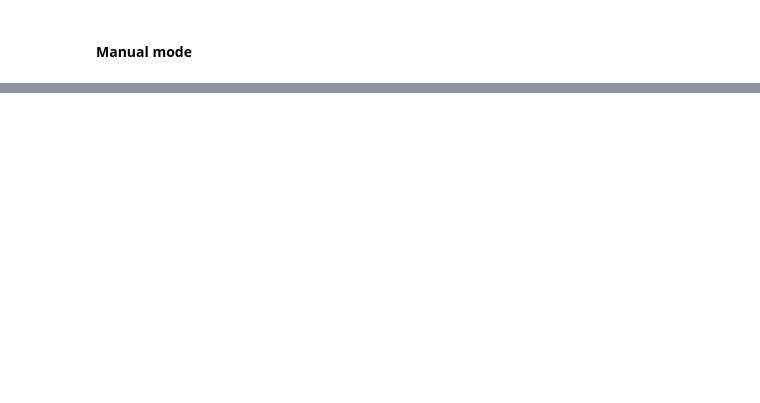
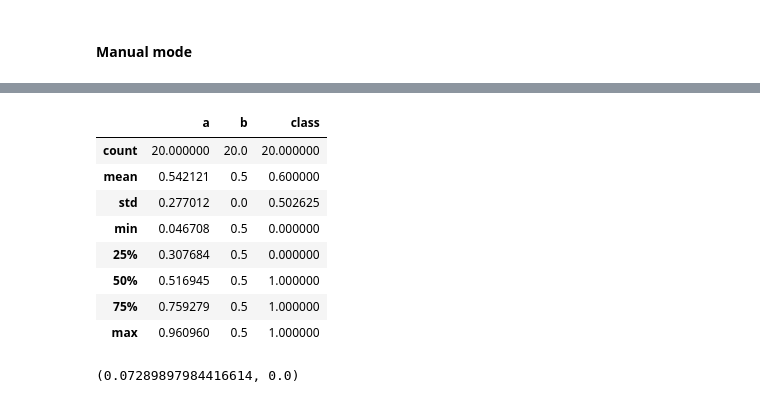
Before and after one commit to Dionmax/BurningMyBrain, a Jupyter notebook: EstatisticaDataScience/RegressionDecisions.ipynb, the cells around one changed output, grey strips where cells are left out. Drawn from its saved outputs; the diff is of its cells as text; code cells hidden in the pictures; blank space fills up the shorter version.

```diff
--- a/EstatisticaDataScience/RegressionDecisions.ipynb
+++ b/EstatisticaDataScience/RegressionDecisions.ipynb
@@ -178,0 +184,8 @@ Random Forest CV: 0.17375612517782416
+# %%
+base_selection = {
+    "a": np.random.rand(20),
+    "b": np.array([0.5] * 20),
+    "class": np.random.randint(0, 2, 20),
+}
+
+base_selection
@@ -178,0 +200,4 @@ Random Forest CV: 0.17375612517782416
+# %%
+base_selection = pd.DataFrame(base_selection)
+
+base_selection.head()
@@ -178,0 +211,16 @@ Random Forest CV: 0.17375612517782416
+# %%
+base_selection.describe()
+# %% [output]
+|  | a | b | class |
+| count | 20.000000 | 20.0 | 20.000000 |
+| mean | 0.542121 | 0.5 | 0.600000 |
+| std | 0.277012 | 0.0 | 0.502625 |
+| min | 0.046708 | 0.5 | 0.000000 |
+| 25% | 0.307684 | 0.5 | 0.000000 |
+| 50% | 0.516945 | 0.5 | 1.000000 |
+| 75% | 0.759279 | 0.5 | 1.000000 |
+| max | 0.960960 | 0.5 | 1.000000 |
+# %%
+np.var(base_selection["a"]), np.var(base_selection["b"])
+# %% [output]
+(0.07289897984416614, 0.0)
```
Also changed, not shown: parts of 41 cells of this notebook.
